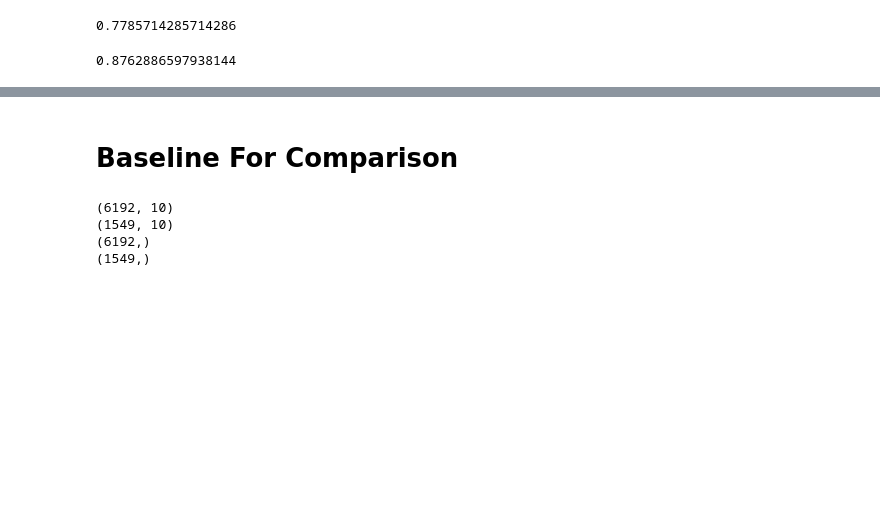
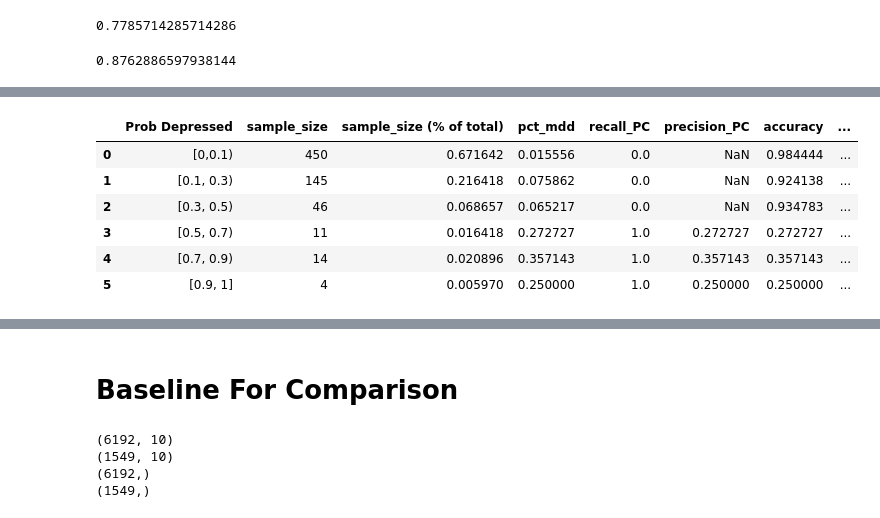
Before and after one commit to orenscarmeli/capstone210-ppd-carmeli_chari_hand_lee, a Jupyter notebook: modeling/survey_model_best.ipynb, the cells around one changed output, grey strips where cells are left out. Saved outputs shown, nothing was run; the diff lists cells and outputs as text; code cells hidden in the pictures; blank space fills up the shorter version.

```diff
--- a/modeling/survey_model_best.ipynb
+++ b/modeling/survey_model_best.ipynb
@@ -2070,0 +2137,21 @@ calc_recall_for_subset(
+# %%
+x_train, x_test, y_train, y_test, idx_train, idx_test = get_model_data(
+    original_df = cdc_survey_pmom_2minus_dep_screener,
+    columns = model_features_low_opt5,
+    return_indices = True
+)
+
+# partially correct for class imbalance
+rus = RandomUnderSampler(
+    random_state=42,
+    sampling_strategy=0.12,
+    replacement=False
+)
+x_train_rus, y_train_rus = rus.fit_resample(x_train,y_train)
+print(f"x_train_low_rus: {x_train_low_rus.shape}")
+
+gb_opt9_low = GradientBoostingClassifier(random_state=42)
+gb_opt9_low.fit(x_train_rus, y_train_rus)
+gb_opt9_low_pred = gb_opt9_low.predict(x_test)
+gb_opt9_low_score = get_performance_df(y_test, gb_opt9_low_pred,'Gradient Boosting Classifier')
+gb_opt9_low_score
@@ -2070,0 +2181,13 @@ calc_recall_for_subset(
+# %%
+gb_opt9_low_pred_data = get_test_pred_data(
+    model=gb_opt9_low,
+    idx_test_to_use=idx_test,
+    x_test_to_use=x_test,
+    y_test_to_use=y_test,
+    y_pred_to_use=gb_opt9_low_pred,
+    features_to_use=model_features_low_opt5 + dep_screener_cols,
+    original_df_to_use=cdc_survey_pmom_2minus_dep_screener
+)
+
+cols = ['num_dep_screener_0','num_dep_screener_1','num_dep_screener_2','num_dep_screener_3']
+gb_opt9_low_pred_data.groupby(['Prob Depressed'])[cols].mean().round(3).reset_index()
@@ -2070,0 +2202,13 @@ calc_recall_for_subset(
+# %%
+summarize_predictions_by_col(
+    dt_to_use = gb_opt9_low_pred_data,
+    group_by_col = 'Prob Depressed'
+)
+# %% [output]
+|  | Prob Depressed | sample_size | sample_size (% of total) | pct_mdd | recall_PC | precision_PC | accuracy | ... |
+| 0 | [0,0.1) | 450 | 0.671642 | 0.015556 | 0.0 | NaN | 0.984444 | ... |
+| 1 | [0.1, 0.3) | 145 | 0.216418 | 0.075862 | 0.0 | NaN | 0.924138 | ... |
+| 2 | [0.3, 0.5) | 46 | 0.068657 | 0.065217 | 0.0 | NaN | 0.934783 | ... |
+| 3 | [0.5, 0.7) | 11 | 0.016418 | 0.272727 | 1.0 | 0.272727 | 0.272727 | ... |
+| 4 | [0.7, 0.9) | 14 | 0.020896 | 0.357143 | 1.0 | 0.357143 | 0.357143 | ... |
+| 5 | [0.9, 1] | 4 | 0.005970 | 0.250000 | 1.0 | 0.250000 | 0.250000 | ... |
```
Also changed, not shown: parts of 21 cells of this notebook, 1 other file.
